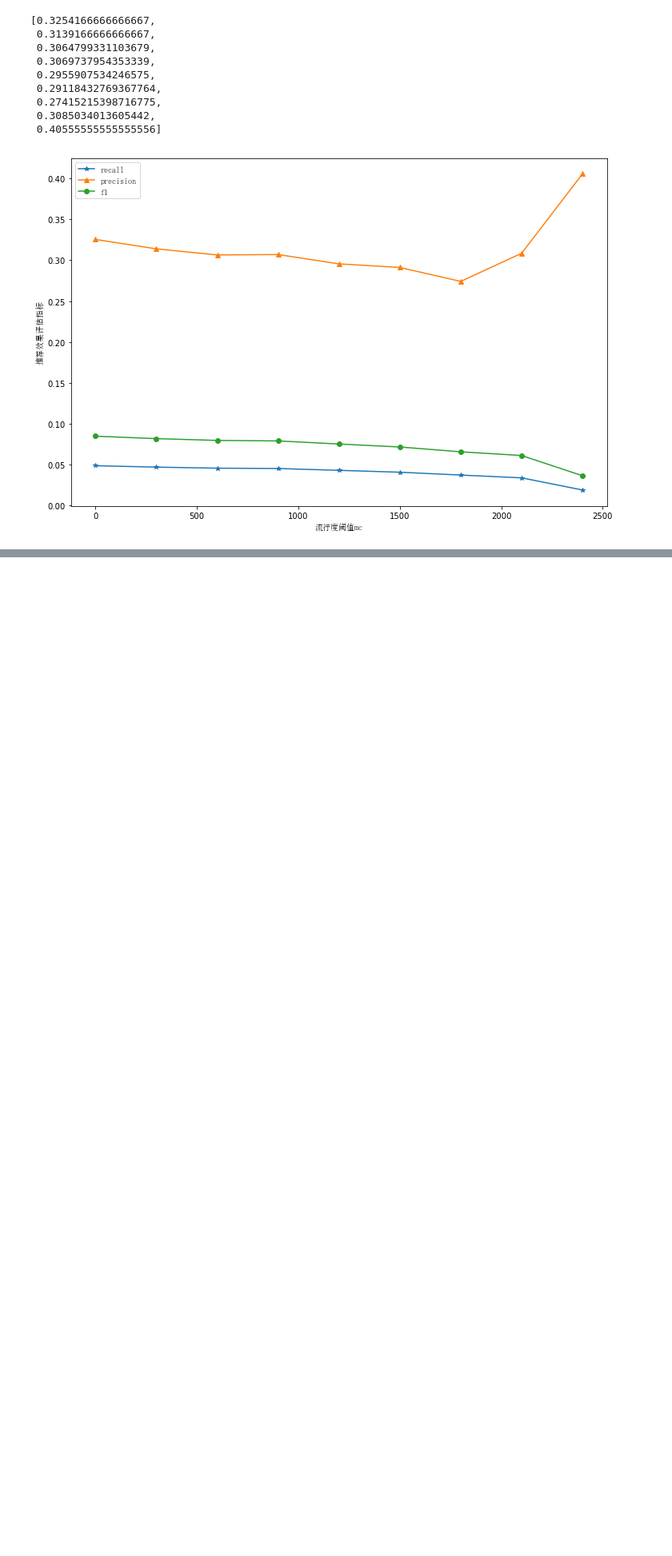
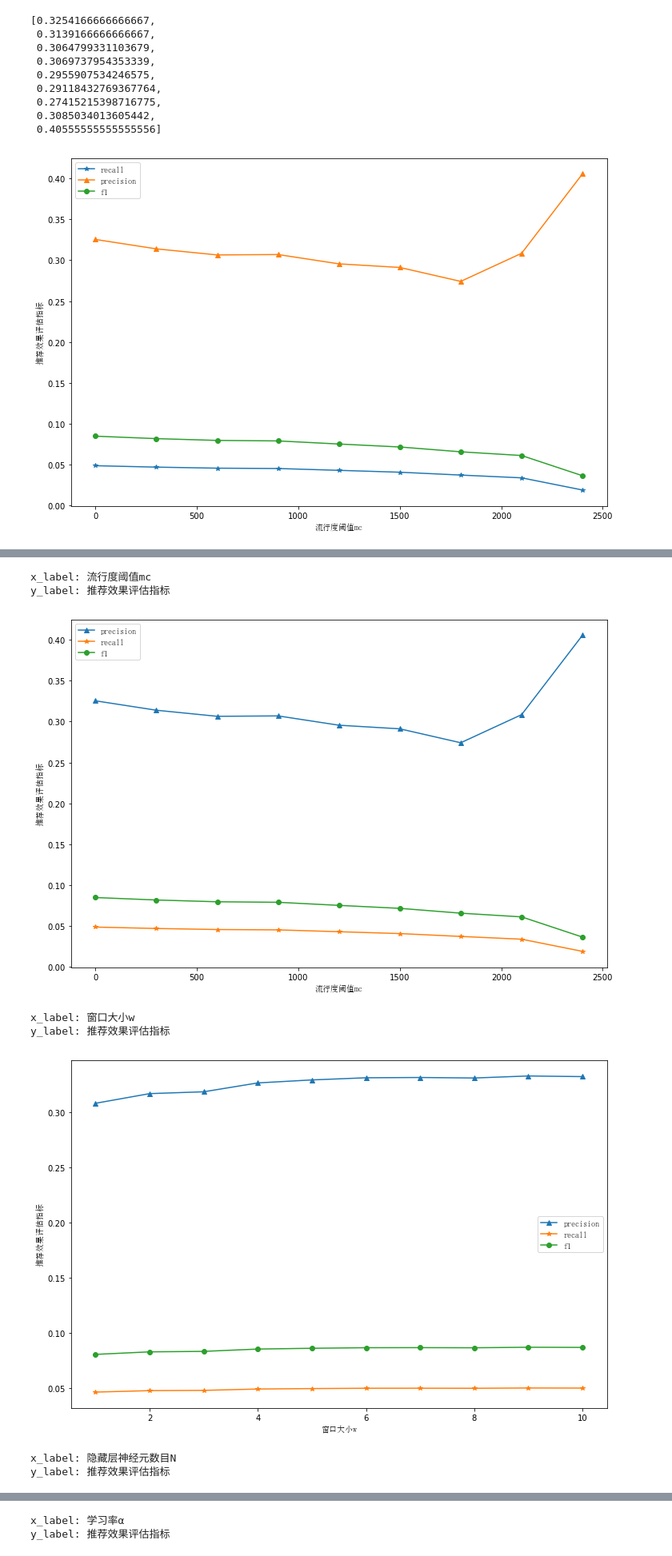
Before and after one commit to WoodExplorer/dissertation__recommendation_system__experiment, a Jupyter notebook: chap 4 exp X drawing.ipynb, the cells around one changed output, grey strips where cells are left out. Shown at 80% size. Cells and saved outputs as stored; diff of their text form; code cells hidden in the pictures; blank space fills up the shorter version.

```diff
--- a/chap 4 exp X drawing.ipynb
+++ b/chap 4 exp X drawing.ipynb
@@ -111,25 +111,29 @@ def draw_graph(table_name, target_index, value_index_list, x_label, y_label, lab
     #x_label = u'流行度阈值mc'
     #y_label = u'推荐效果评估指标'
 
-
+    fig1 = plt.figure()
 
     #plt.plot(horizontal_coordinates, recall_list, label=u'recall', marker='*')
     #plt.plot(horizontal_coordinates, precision_list, label=u'precision', marker='^')
     #plt.plot(horizontal_coordinates, f1_list, label=u'f1', marker='o')
 
+    ax1 = None
     for value_list, label, marker in zip(value_list_list, label_list, marker_list):
-        plt.plot(horizontal_coordinates, value_list, label=label, marker=marker)
+        ax1 = fig1.add_subplot(111)
+        ax1.plot(horizontal_coordinates, value_list, label=label, marker=marker)
 
     prop = font_manager.FontProperties(fname='/home/wsyj/Downloads/simsun.ttc')
 
-    plt.legend( prop=prop )
-    plt.xlabel(x_label, fontproperties=prop )
-    plt.ylabel(y_label, fontproperties=prop)
+    ax1.legend( prop=prop )
+
+    ax1.set_xlabel(x_label, fontproperties=prop )
+    ax1.set_ylabel(y_label, fontproperties=prop)
 
     # setting graph size
     fig = plt.gcf()
     fig.set_size_inches(12, 8, forward=True)
 
+    plt.savefig('fig__' + x_label + '__' + y_label + '.png')
     plt.show()
 # %%
 
@@ -146 +151,24 @@ draw_graph(table_name, target_index, value_index_list, x_label, y_label, label_l
 [figure]
+# %%
+
+meta_data = [
+    (u'metrics__chap4_exp_X_mc__N_20___da_1M',               5,   u'流行度阈值mc'     ),
+    (u'metrics__chap4_exp_X_window__N_20___da_1M',           6,   u'窗口大小w'        ),
+    (u'metrics__chap4_exp_X_size__N_20___da_1M',             7,   u'隐藏层神经元数目N' ),
+    (u'metrics__chap4_exp_X_learning_rate__N_20___da_1M',    8,   u'学习率α'          ),
+    (u'metrics__chap4_exp_X_iter__N_20___da_1M',             9,   u'迭代次数'         ),
+    (u'metrics__chap4_exp_X_K__N_20___da_1M',                10,  u'邻居集大小K'      ),
+]
+for one_piece in meta_data:
+    table_name, target_index, x_label = one_piece
+
+    draw_graph(table_name, target_index, value_index_list, x_label, y_label, label_list, marker_list)
+# %% [output]
+x_label: 流行度阈值mc
+y_label: 推荐效果评估指标
+[figure, added]
+x_label: 窗口大小w
+y_label: 推荐效果评估指标
+[figure, added]
+x_label: 隐藏层神经元数目N
+y_label: 推荐效果评估指标
@@ -146,0 +176,2 @@ draw_graph(table_name, target_index, value_index_list, x_label, y_label, label_l
+x_label: 学习率α
+y_label: 推荐效果评估指标
```
Also changed, not shown: parts of 2 cells of this notebook, 3 other files.
